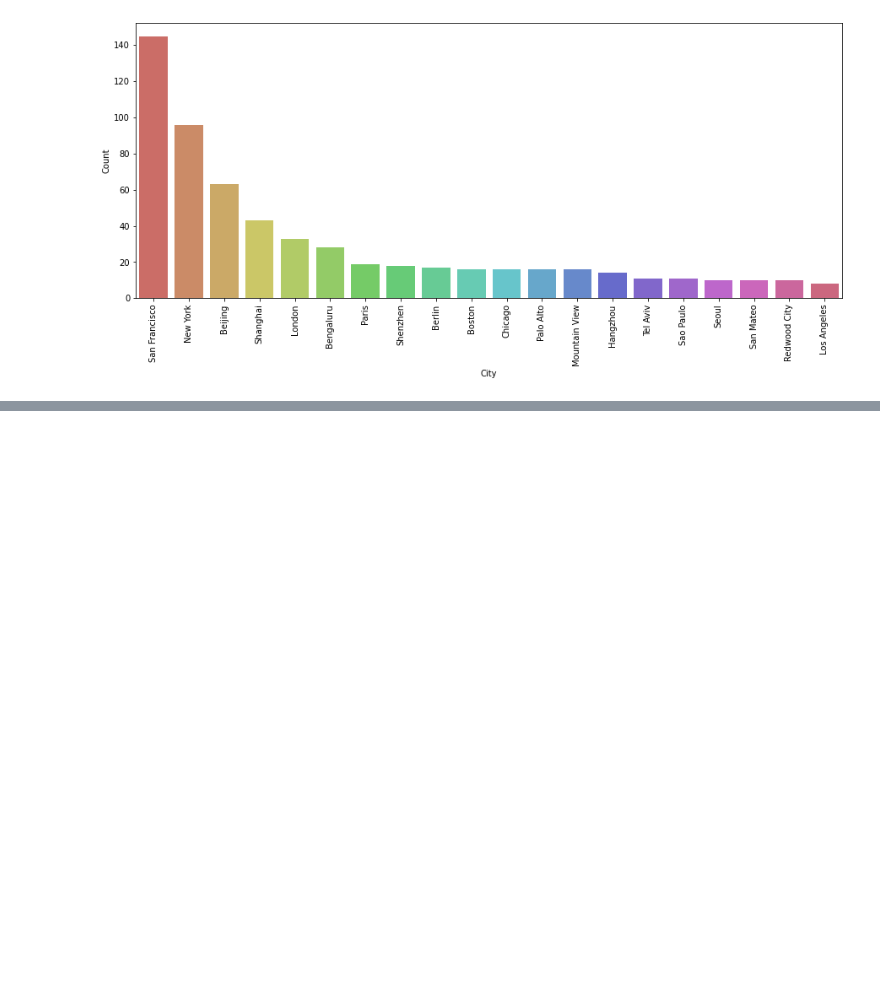
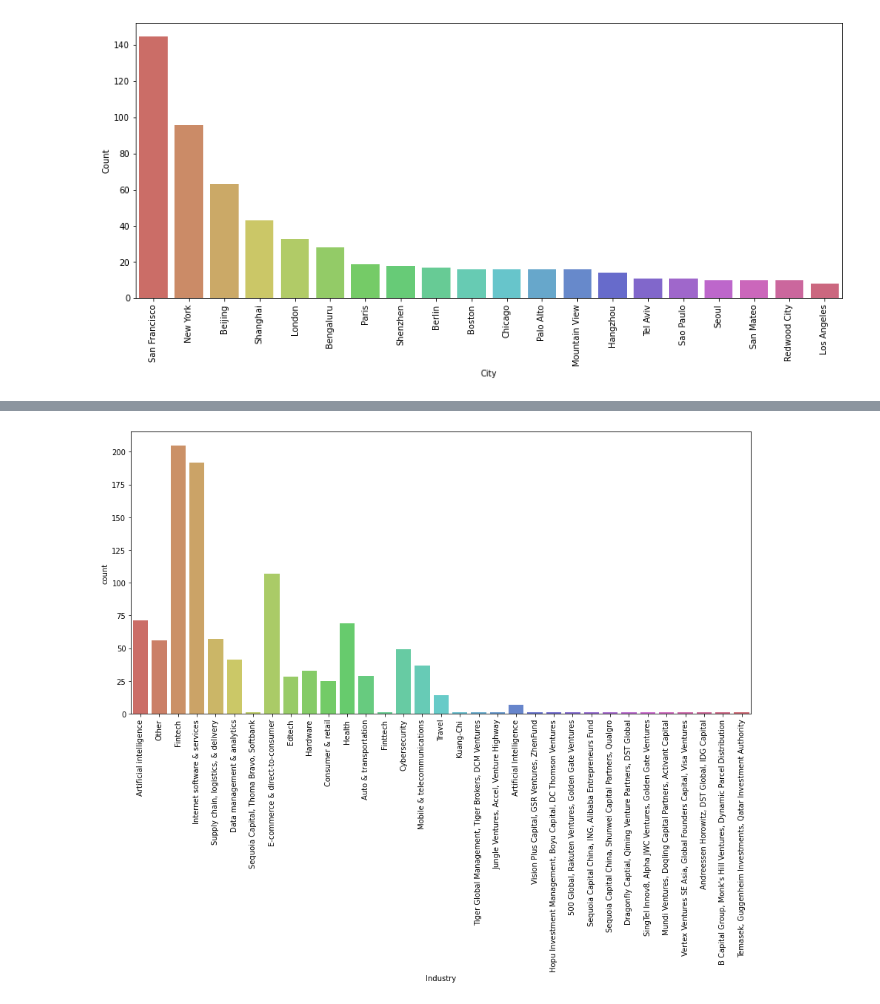
Before and after one commit to AzadMehedi/Explarotary-Data-Analysis-EDA, a Jupyter notebook: unicorn_companies_EDA.ipynb, the cells around one changed output, grey strips where cells are left out. Drawn from its saved outputs; the diff is of its cells as text; code cells hidden in the pictures; blank space fills up the shorter version.

```diff
--- a/unicorn_companies_EDA.ipynb
+++ b/unicorn_companies_EDA.ipynb
@@ -281,0 +328,7 @@ plt.show()
+# %%
+plt.figure(figsize=(15,7))
+sns.countplot(data=df, x=df['Industry'], palette='hls')
+plt.xticks(rotation=90)
+plt.show()
+# %% [output]
+[figure, added]
```
Also changed, not shown: parts of 14 cells of this notebook.
